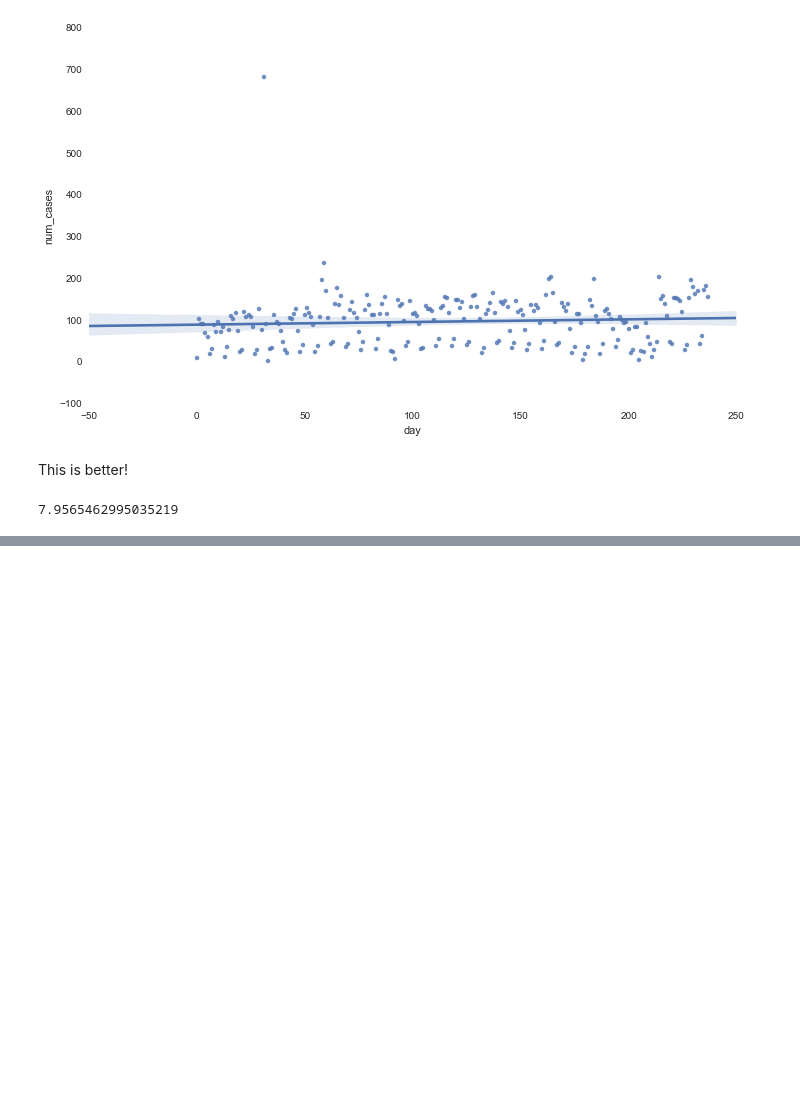
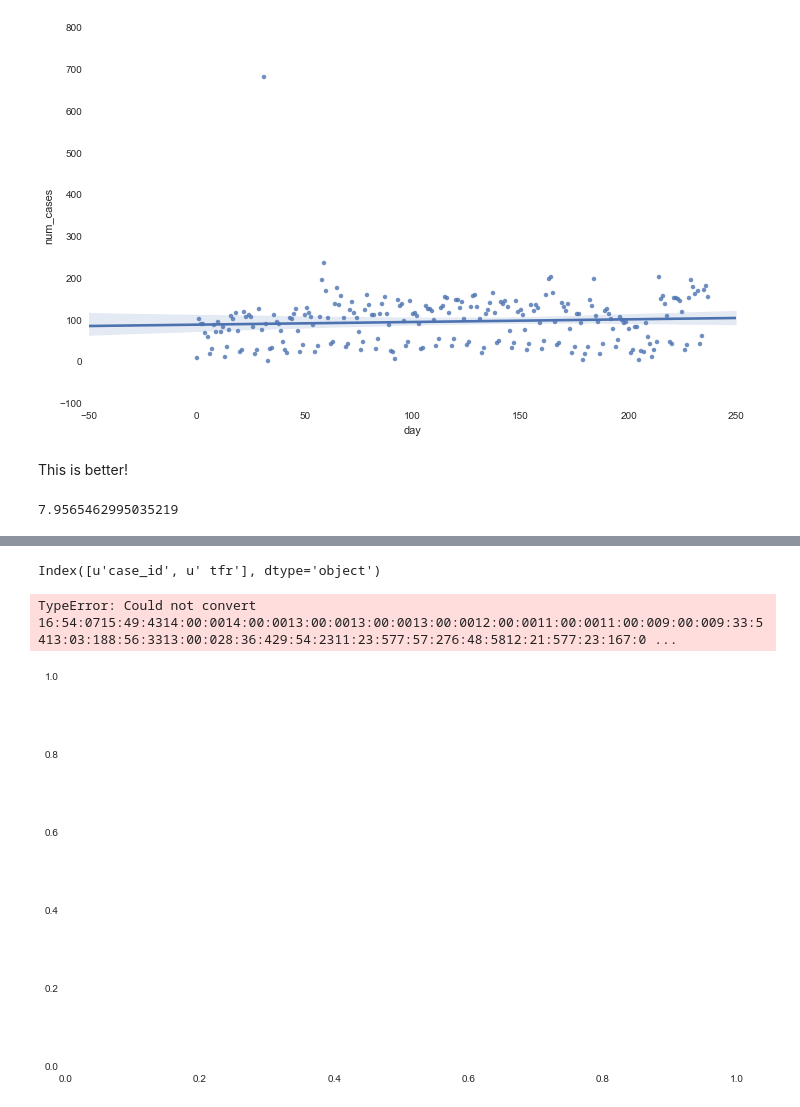
Before and after one commit to alharmon13/DAT_SF_12, a Jupyter notebook: Project /Desk-work.ipynb, the cells around one changed output, grey strips where cells are left out. Cells and saved outputs as stored; diff of their text form; code cells hidden in the pictures; blank space fills up the shorter version.

```diff
--- a/Project /Desk-work.ipynb
+++ b/Project /Desk-work.ipynb
@@ -270,0 +267,9 @@ A linear model doesn't work well with this. The fit looks roughly equivalent to
+# %%
+tfr_df.columns
+# %% [output]
+Index([u'case_id', u' tfr'], dtype='object')
+# %%
+sns.lmplot("case_id", " tfr", tfr_df, size=6, aspect=5/3);
+# %% [output]
+TypeError: Could not convert 16:54:0715:49:4314:00:0014:00:0013:00:0013:00:0013:00:0012:00:0011:00:0011:00:009:00:009:33:5413:03:188:56:3313:00:028:36:429:54:2311:23:577:57:276:48:5812:21:577:23:167:0 ...
+[figure, added]
```
Also changed, not shown: parts of 12 cells of this notebook, 2 other files.
